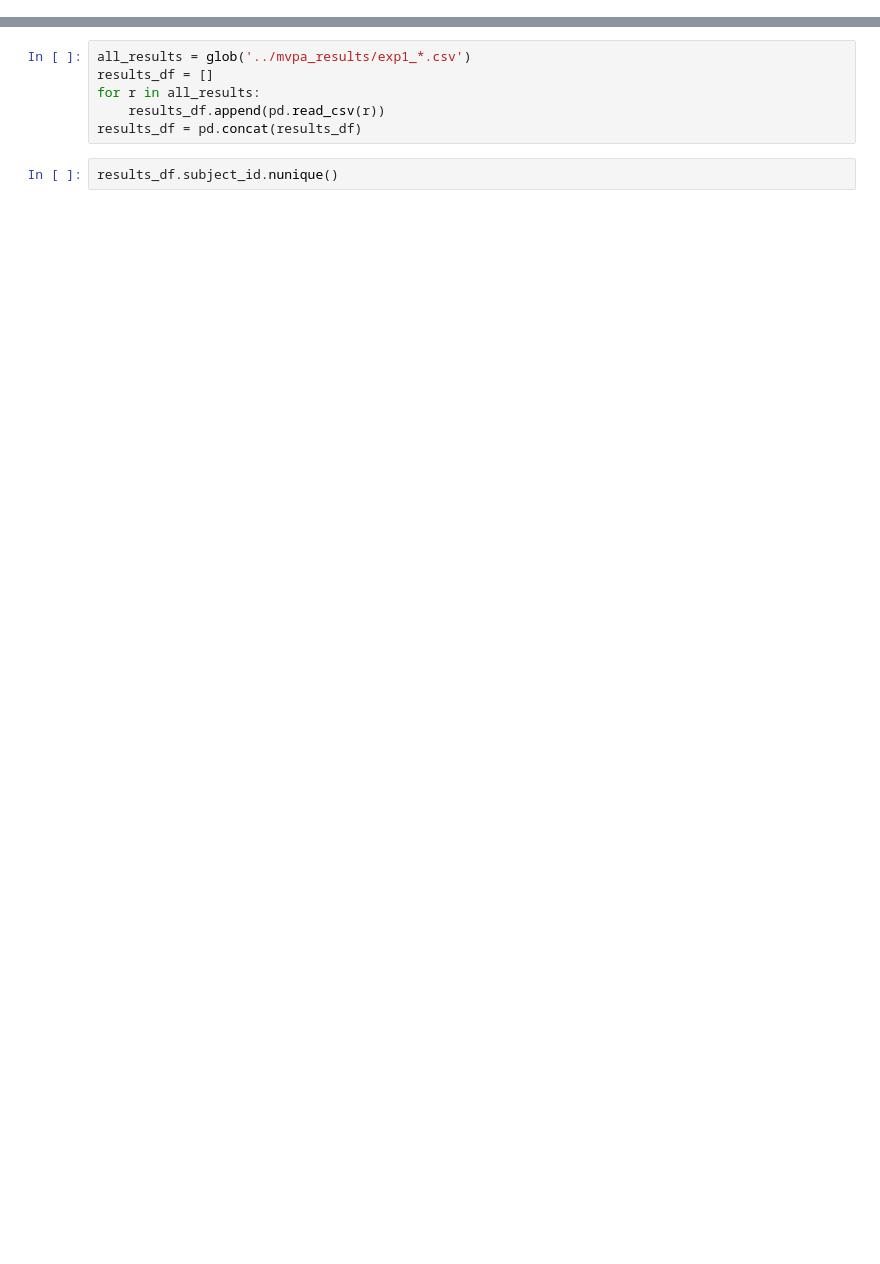
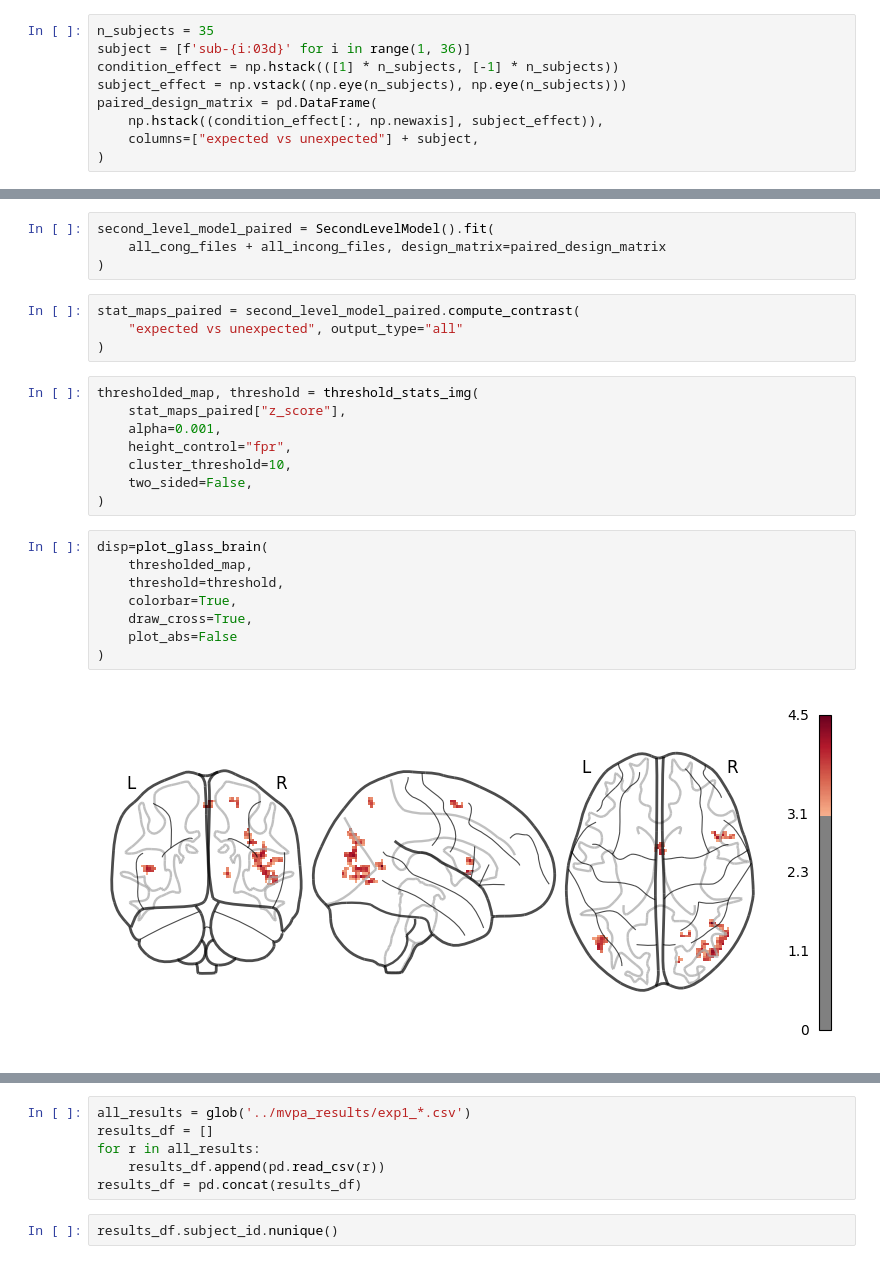
Before and after one commit to GAldegheri/dyncontext, a Jupyter notebook: notebooks/PlotResults.ipynb, the cells around one changed output, grey strips where cells are left out. Drawn from its saved outputs; the diff is of its cells as text; blank space fills up the shorter version.

```diff
--- a/notebooks/PlotResults.ipynb
+++ b/notebooks/PlotResults.ipynb
@@ -5,0 +46,9 @@ from glob import glob
+# %%
+n_subjects = 35
+subject = [f'sub-{i:03d}' for i in range(1, 36)]
+condition_effect = np.hstack(([1] * n_subjects, [-1] * n_subjects))
+subject_effect = np.vstack((np.eye(n_subjects), np.eye(n_subjects)))
+paired_design_matrix = pd.DataFrame(
+    np.hstack((condition_effect[:, np.newaxis], subject_effect)),
+    columns=["expected vs unexpected"] + subject,
+)
@@ -5,0 +71,26 @@ from glob import glob
+# %%
+second_level_model_paired = SecondLevelModel().fit(
+    all_cong_files + all_incong_files, design_matrix=paired_design_matrix
+)
+# %%
+stat_maps_paired = second_level_model_paired.compute_contrast(
+    "expected vs unexpected", output_type="all"
+)
+# %%
+thresholded_map, threshold = threshold_stats_img(
+    stat_maps_paired["z_score"],
+    alpha=0.001,
+    height_control="fpr",
+    cluster_threshold=10,
+    two_sided=False,
+)
+# %%
+disp=plot_glass_brain(
+    thresholded_map,
+    threshold=threshold,
+    colorbar=True,
+    draw_cross=True,
+    plot_abs=False
+)
+# %% [output]
+[figure, added]
```
Also changed, not shown: parts of 20 cells of this notebook, 9 other files.
